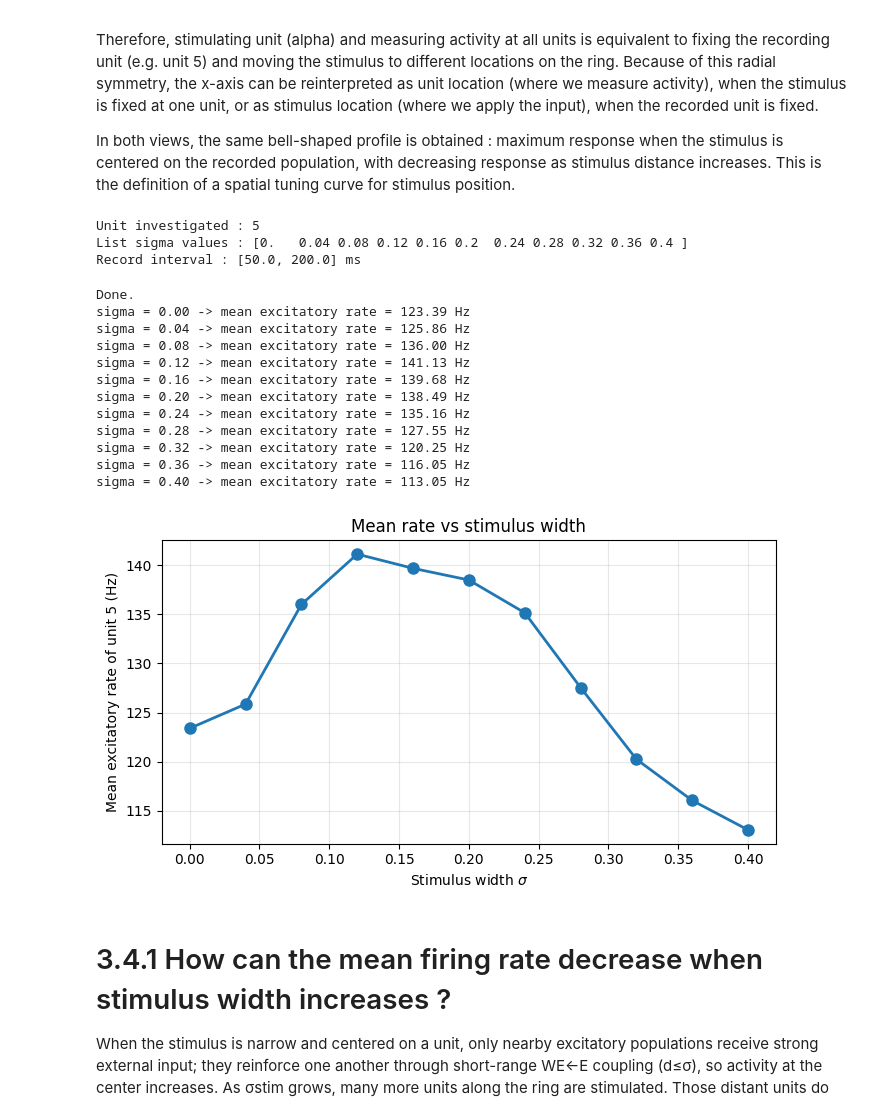
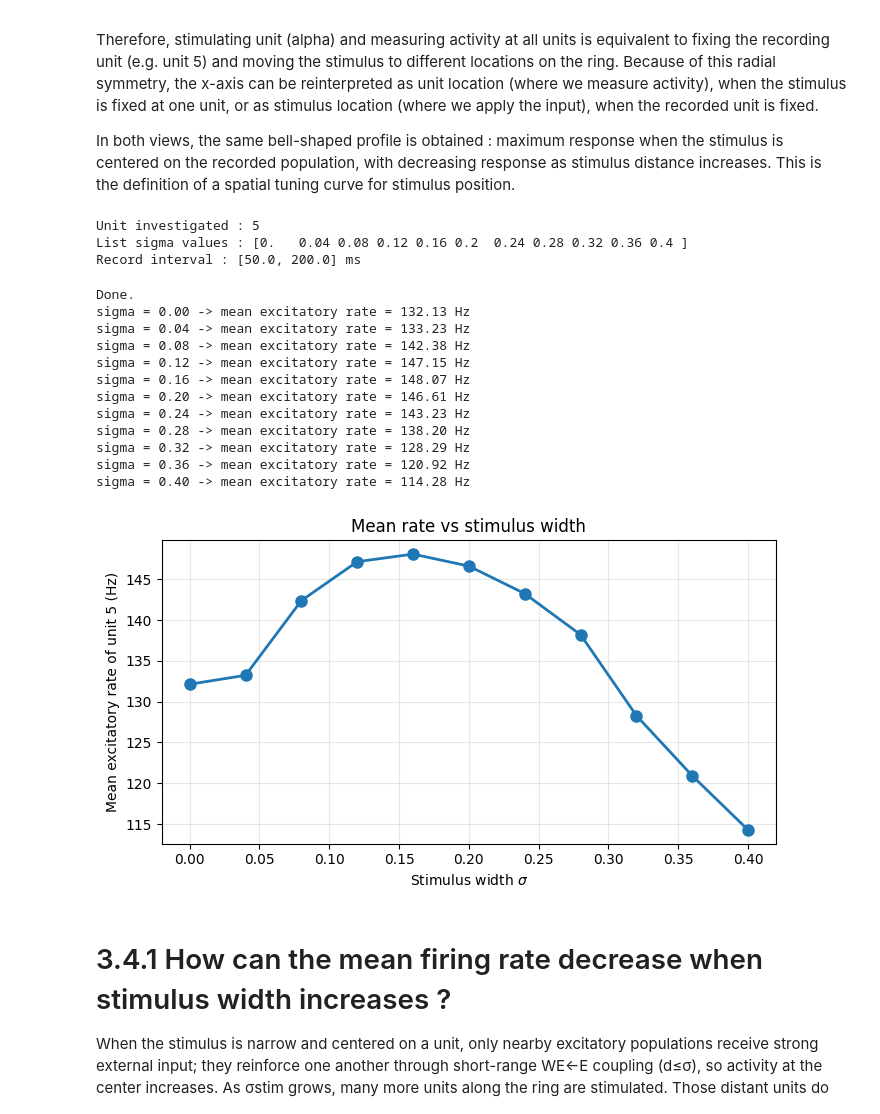
Before and after one commit to toscanerevillard/neuronal_dynamics, a Jupyter notebook: notebooks/ex3_paradoxical_response.ipynb, the cells around one changed output. Cells and saved outputs as stored; diff of their text form; code cells hidden in the pictures.

```diff
--- a/notebooks/ex3_paradoxical_response.ipynb
+++ b/notebooks/ex3_paradoxical_response.ipynb
@@ -384,63 +390,74 @@ for sigma in tqdm(sigma_values, desc="sigma_stim sweep"):
         )
         units.append(unit)
 
-    r_E = np.zeros((n_steps, Nunits), dtype=float)
-    r_I = np.zeros((n_steps, Nunits), dtype=float)
+    r_E_raw = np.zeros((n_steps, Nunits), dtype=float)
+    r_I_raw = np.zeros((n_steps, Nunits), dtype=float)
+
+    r_E_plot = np.zeros((n_steps, Nunits), dtype=float)
+    r_I_plot = np.zeros((n_steps, Nunits), dtype=float)
 
     for k in range(n_steps):
         if k >= delay_steps:
-            delayed_activity = np.concatenate([r_E[k - delay_steps], r_I[k - delay_steps],])
+            delayed_activity = np.concatenate([r_E_raw[k - delay_steps], r_I_raw[k - delay_steps]])
         else:
             delayed_activity = np.zeros(2 * Nunits, dtype=float)
         I_unit = W_unit @ delayed_activity
         I_E_units = I_unit[:Nunits].copy() + I_E_stimulated   # Eq. (13) + spatial coupling
         I_I_units = I_unit[Nunits:]
         for alpha, unit in enumerate(units):
             _, _, rE_alpha, rI_alpha = unit.step(I_E=I_E_units[alpha], I_I=I_I_units[alpha])
+            r_E_raw[k, alpha] = rE_alpha
+            r_I_raw[k, alpha] = rI_alpha
+
             if k == 0:
-                r_E[k, alpha] = rE_alpha
-                r_I[k, alpha] = rI_alpha
+                r_E_plot[k, alpha] = rE_alpha
+                r_I_plot[k, alpha] = rI_alpha
             else:
-                r_E[k, alpha] = (alpha_rate * r_E[k - 1, alpha]+ (1.0 - alpha_rate) * rE_alpha)
-                r_I[k, alpha] = (alpha_rate * r_I[k - 1, alpha]+ (1.0 - alpha_rate) * rI_alpha)
-
+                r_E_plot[k, alpha] = (
+                    alpha_rate * r_E_plot[k - 1, alpha]
+                    + (1.0 - alpha_rate) * rE_alpha
+                )
+                r_I_plot[k, alpha] = (
+                    alpha_rate * r_I_plot[k - 1, alpha]
+                    + (1.0 - alpha_rate) * rI_alpha
+                )
     # Mean rate of recorded unit over last 150 ms (Hz)
     mask_time = (time_ms >= record_start_ms) & (time_ms <= record_end_ms)
-    mean_rate_hz = 1000.0 * r_E[mask_time, unit_investigated].mean()
+    mean_rate_hz = 1000.0 * r_E_raw[mask_time, unit_investigated].mean()
     mean_rate_unit_investigated.append(mean_rate_hz)
 
 mean_rate_unit_investigated = np.array(mean_rate_unit_investigated)
 print("Done.")
 for s, r in zip(sigma_values, mean_rate_unit_investigated):
     print(f"sigma = {s:.2f} -> mean excitatory rate = {r:.2f} Hz")
 
 
 plt.figure(figsize=(7, 4))
 plt.plot(sigma_values, mean_rate_unit_investigated, "o-", linewidth=2, markersize=8)
 plt.xlabel(r"Stimulus width $\sigma$")
 plt.ylabel(f"Mean excitatory rate of unit {unit_investigated} (Hz)")
 plt.title("Mean rate vs stimulus width")
 plt.grid(alpha=0.3)
 plt.tight_layout()
 plt.savefig(FIGURES_DIR / "ex3_3_mean_rate_vs_sigma.png", dpi=300)
 plt.show()
 # %% [output]
 Unit investigated : 5
 List sigma values : [0.   0.04 0.08 0.12 0.16 0.2  0.24 0.28 0.32 0.36 0.4 ]
 Record interval : [50.0, 200.0] ms
 Done.
-sigma = 0.00 -> mean excitatory rate = 123.39 Hz
-sigma = 0.04 -> mean excitatory rate = 125.86 Hz
-sigma = 0.08 -> mean excitatory rate = 136.00 Hz
-sigma = 0.12 -> mean excitatory rate = 141.13 Hz
-sigma = 0.16 -> mean excitatory rate = 139.68 Hz
-sigma = 0.20 -> mean excitatory rate = 138.49 Hz
-sigma = 0.24 -> mean excitatory rate = 135.16 Hz
-sigma = 0.28 -> mean excitatory rate = 127.55 Hz
-sigma = 0.32 -> mean excitatory rate = 120.25 Hz
-sigma = 0.36 -> mean excitatory rate = 116.05 Hz
-sigma = 0.40 -> mean excitatory rate = 113.05 Hz
+sigma = 0.00 -> mean excitatory rate = 132.13 Hz
+sigma = 0.04 -> mean excitatory rate = 133.23 Hz
+sigma = 0.08 -> mean excitatory rate = 142.38 Hz
+sigma = 0.12 -> mean excitatory rate = 147.15 Hz
+sigma = 0.16 -> mean excitatory rate = 148.07 Hz
+sigma = 0.20 -> mean excitatory rate = 146.61 Hz
+sigma = 0.24 -> mean excitatory rate = 143.23 Hz
+sigma = 0.28 -> mean excitatory rate = 138.20 Hz
+sigma = 0.32 -> mean excitatory rate = 128.29 Hz
+sigma = 0.36 -> mean excitatory rate = 120.92 Hz
+sigma = 0.40 -> mean excitatory rate = 114.28 Hz
-[figure, old version]
+[figure, new version]
 # %% [markdown]
 # 3.4.1 How can the mean firing rate decrease when stimulus width increases ?
 
```
Also changed, not shown: parts of 2 cells of this notebook, 10 other files.
